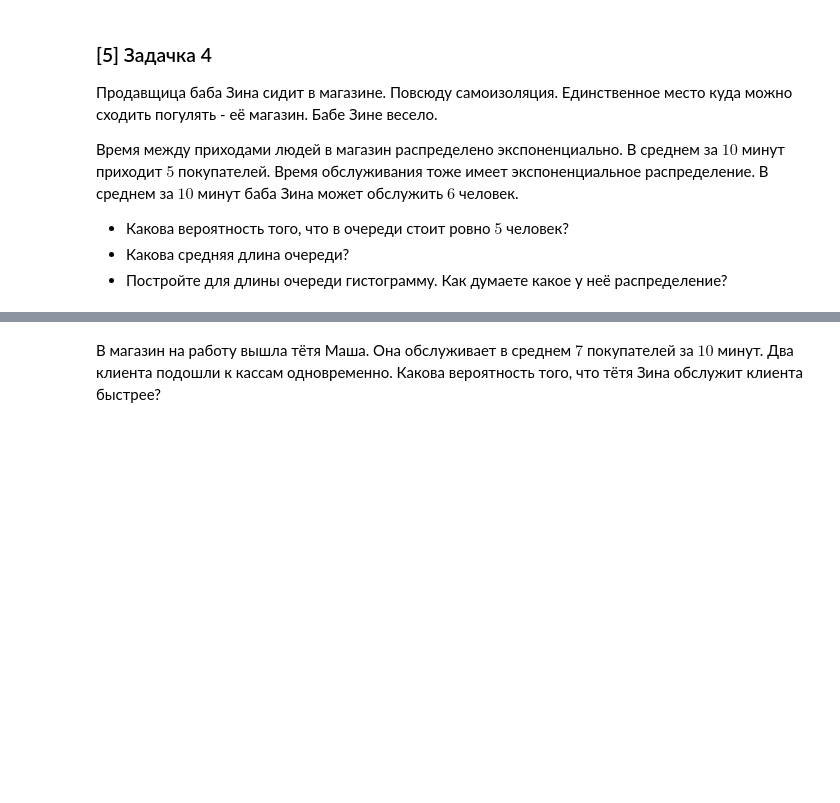
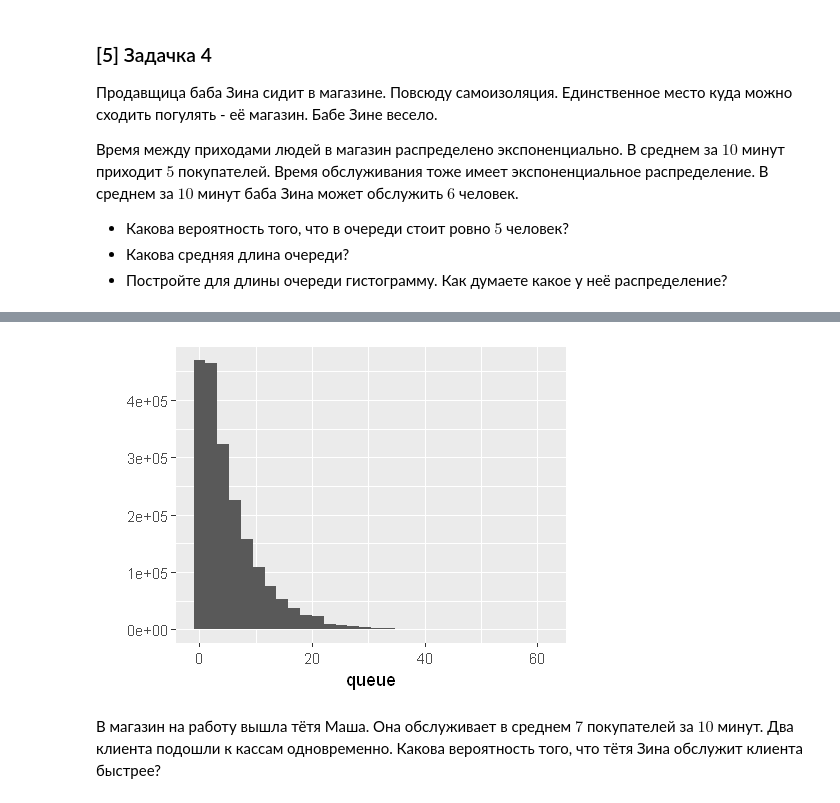
Before and after one commit to Migisen/r_homeworks, a Jupyter notebook: hw1/HW1.ipynb, the cells around one changed output, grey strips where cells are left out. Saved outputs shown, nothing was run; the diff lists cells and outputs as text; code cells hidden in the pictures; blank space fills up the shorter version.

```diff
--- a/hw1/HW1.ipynb
+++ b/hw1/HW1.ipynb
@@ -205,0 +204,96 @@ __Решение:__
+# %%
+a <- 5 # среднее число пришедших покупателей за 10 минут
+b <- 6 # среднее число обслуженных покупателей за 10 минут
+
+n_obs <- 10^6
+
+# 10 минут принимаем за единицу времени
+
+arr <- rexp(n_obs-1, 5) # Время, через которое придет новый человек
+serv <- rexp(n_obs-1, 6) # Время, за которое будет обслужен один человек
+
+arr1 <- 0 # время прихода первого покупателя
+serv1 <- arr1 + serv[1] # время обслуживания первого покупателя
+
+arr <- c(arr1, arr)
+serv <- c(serv1, serv)
+
+arrtime <- c(arr1,rep(0,n_obs-1)) # массив для записи времени, в которое прибывают покупатели
+servtime <- c(serv1,rep(0,n_obs-1)) # массив для записи времени, в которое обслуживают покупателей
+
+for (i in 2:n_obs){
+  arrtime[i] <- arrtime[i-1] + arr[i]
+}
+
+for (j in 2:n_obs){
+  servtime[j] <- max(arrtime[j]+serv[j], servtime[j-1]+serv[j])
+}
+
+# Посчитаем число людей в очереди на каждый момент изменения состояния очереди
+
+h <- 1
+g <- 1
+n <- 0
+queue <- rep(0,2*n_obs)
+
+for(i in 1:(2*n_obs)){
+
+  if(h==n_obs+1){
+    n <- n-1
+    queue[i] <- n
+
+    g <- g+1
+
+  } else if(g==n_obs+1){
+    n <- n+1
+    queue[i] <- n
+
+    h <- h+1
+
+  } else if(arrtime[h] < servtime[g]){
+  n <- n+1
+  queue[i] <- n
+
+  h <- h+1
+
+} else {
+  n <- n-1
+  queue[i] <- n
+
+  g <- g+1
+
+}
+
+}
+
+# Получили длину очереди после каждого изменения состояния очереди. Но такое распределение
+# не отражает, как долго держится определенное состояние очереди. Получим распределение
+# из измерений длины очереди, сделанных через равные промежутки времени.
+
+changetime <- sort(c(arrtime,servtime))
+
+step <- 0.005
+
+D <- seq(from=0,to=max(changetime)+step, by=step)
+
+tqueue <- rep(0,length(D))
+
+t <- 2
+for(i in 1:length(D)){
+
+  if(D[i]<changetime[t]){
+    tqueue[i] <- queue[t-1]
+  } else {
+    t <- t+1
+    tqueue[i] <- queue[t-1]
+  }
+}
+
+tqueue[length(tqueue)] <- 1
+
+cat("Средняя длина очереди: ", mean(tqueue),"\n")
+
+cat("Вероятность того, что в очереди пять человек: ", length(which(tqueue==5))/length(tqueue),"\n")
+
+qplot(queue, bins=30)
+# %% [output]
@@ -205,0 +302 @@ __Решение:__
+[figure, added]
```
Also changed, not shown: parts of 17 cells of this notebook.
